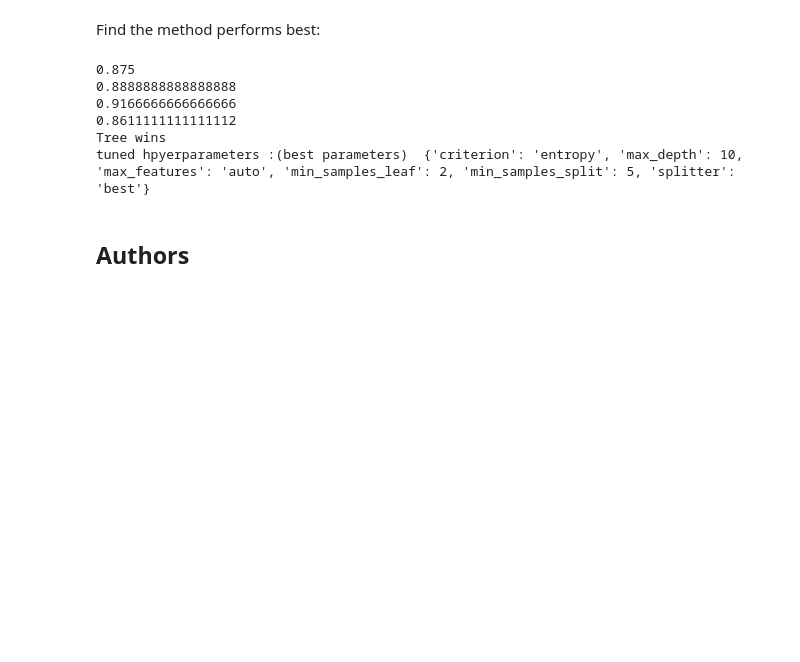
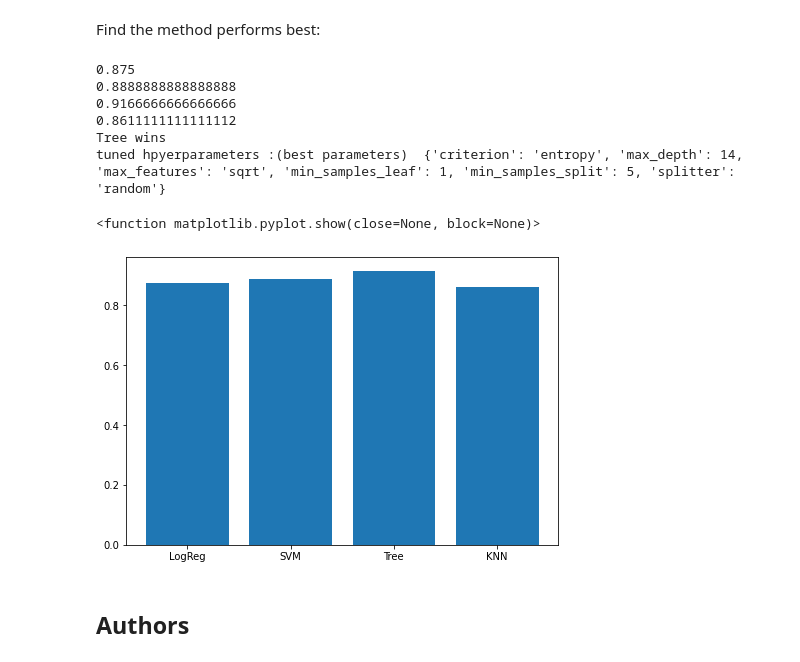
Before and after one commit to Legio-XIII/DS-Capstone, a Jupyter notebook: SpaceX_Machine Learning Prediction_Part_5.ipynb, the cells around one changed output. Cells and saved outputs as stored; diff of their text form; code cells hidden in the pictures; blank space fills up the shorter version.

```diff
--- a/SpaceX_Machine Learning Prediction_Part_5.ipynb
+++ b/SpaceX_Machine Learning Prediction_Part_5.ipynb
@@ -354,9 +356,20 @@ plot_confusion_matrix(Y_test,yhat)
 # %% [markdown]
 Find the method performs best:
 # %%
+model=[]
+accuracy=[]
+
+model.append('LogReg')
+accuracy.append(logreg_cv.score(X_train, Y_train))
 print(logreg_cv.score(X_train, Y_train))
+model.append('SVM')
+accuracy.append(svm_cv.score(X_train, Y_train))
 print(svm_cv.score(X_train, Y_train))
+model.append('Tree')
+accuracy.append(tree_cv.score(X_train, Y_train))
 print(tree_cv.score(X_train, Y_train))
+model.append('KNN')
+accuracy.append(knn_cv.score(X_train, Y_train))
 print(knn_cv.score(X_train, Y_train))
 print('Tree wins')
 print("tuned hpyerparameters :(best parameters) ",tree_cv.best_params_)
@@ -366,7 +379,15 @@ print("tuned hpyerparameters :(best parameters) ",tree_cv.best_params_)
 0.9166666666666666
 0.8611111111111112
 Tree wins
-tuned hpyerparameters :(best parameters)  {'criterion': 'entropy', 'max_depth': 10, 'max_features': 'auto', 'min_samples_leaf': 2, 'min_samples_split': 5, 'splitter': 'best'}
+tuned hpyerparameters :(best parameters)  {'criterion': 'entropy', 'max_depth': 14, 'max_features': 'sqrt', 'min_samples_leaf': 1, 'min_samples_split': 5, 'splitter': 'random'}
+# %%
+fig = plt.figure()
+ax = fig.add_axes([0, 0, 1, 1])
+ax.bar(model, accuracy)
+plt.show
+# %% [output]
+<function matplotlib.pyplot.show(close=None, block=None)>
+[figure, added]
 # %% [markdown]
 ## Authors
 # %% [markdown]
```
Also changed, not shown: parts of 2 cells of this notebook.
